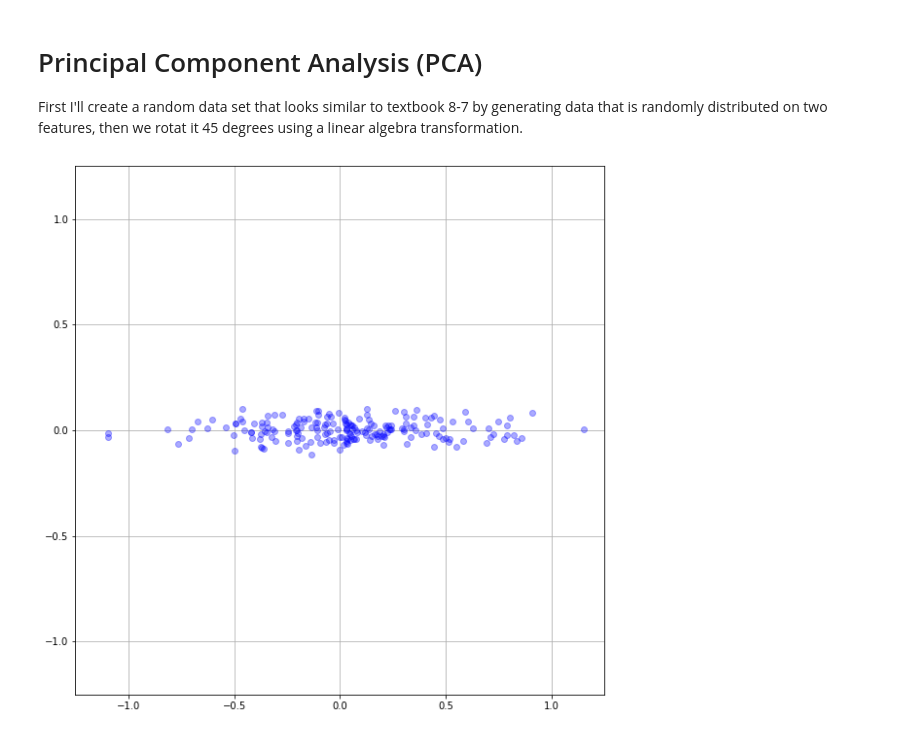
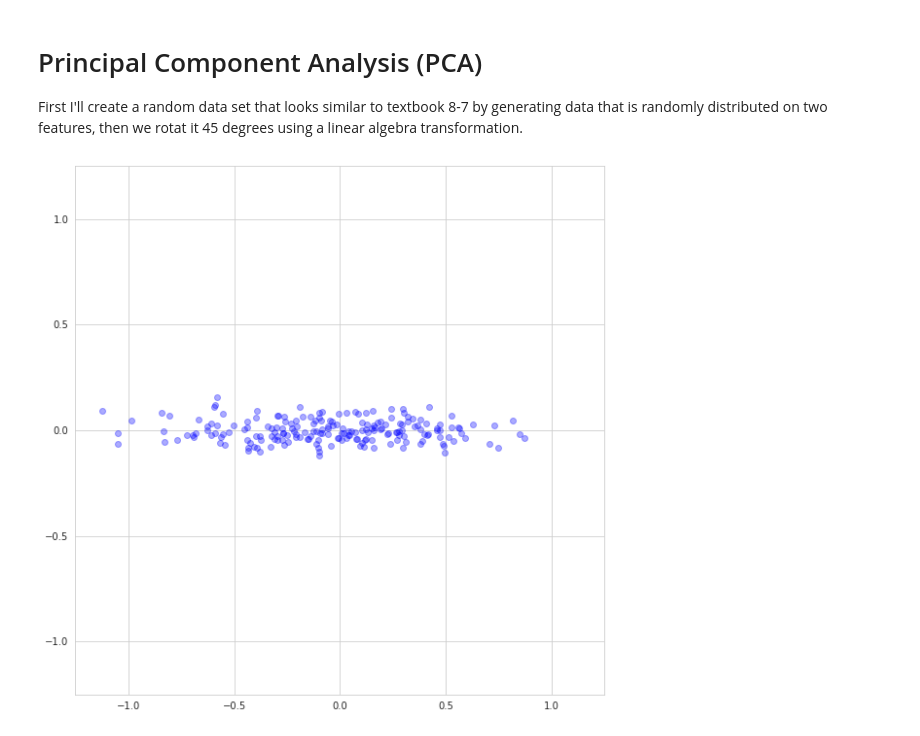
Before and after one commit to tgrasty/CSCI574-Machine-Learning, a Jupyter notebook: lectures/Lecture-12-PCA-scikit-learn.ipynb, the cells around one changed output. Cells and saved outputs as stored; diff of their text form; code cells hidden in the pictures.

```diff
--- a/lectures/Lecture-12-PCA-scikit-learn.ipynb
+++ b/lectures/Lecture-12-PCA-scikit-learn.ipynb
@@ -3,6 +3,8 @@ import numpy as np
 import matplotlib.pyplot as plt
 import pandas as pd
 import matplotlib
+import seaborn as sns
+sns.set_style('whitegrid')
 
 %matplotlib inline
 # %%
@@ -23,26 +25,26 @@ distributed on two features, then we rotat it 45 degrees using a linear algebra
 # %%
 # number of samples to generate
 m = 200
 
 # array to hold randomly generated data
 X = np.empty((m, 2))
 
 # standard deviation of x_1 dimension is large
 x_1_scale = 0.4
 X[:,0] = np.random.normal(loc=0.0, scale=x_1_scale, size=m)
 
 # standard deviation of x_2 dimension is small
 x_2_scale = 0.05
 X[:,1] = np.random.normal(loc=0.0, scale=x_2_scale, size=m)
 
 # show the results so far
 plt.plot(X[:,0], X[:,1], 'bo', alpha=0.33)
 plt.xlim(-1.25, 1.25)
 plt.ylim(-1.25,1.25)
-plt.gca().set_aspect('equal', adjustable='box')
-plt.grid();
+plt.gca().set_aspect('equal', adjustable='box');
+#plt.grid();
 # %% [output]
-[figure, old version]
+[figure, new version]
 # %%
 # use a little linear algebra, create a rotation matrix and use it to rotate 45 degrees
 theta = np.radians(-45)
```
Also changed, not shown: parts of 30 cells of this notebook, 1 other file.
